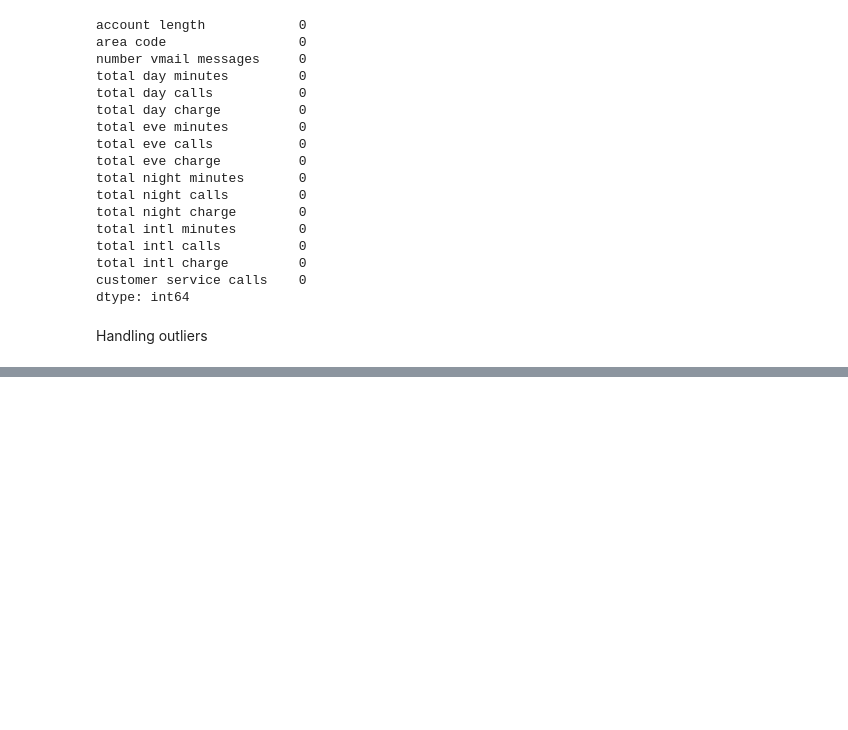
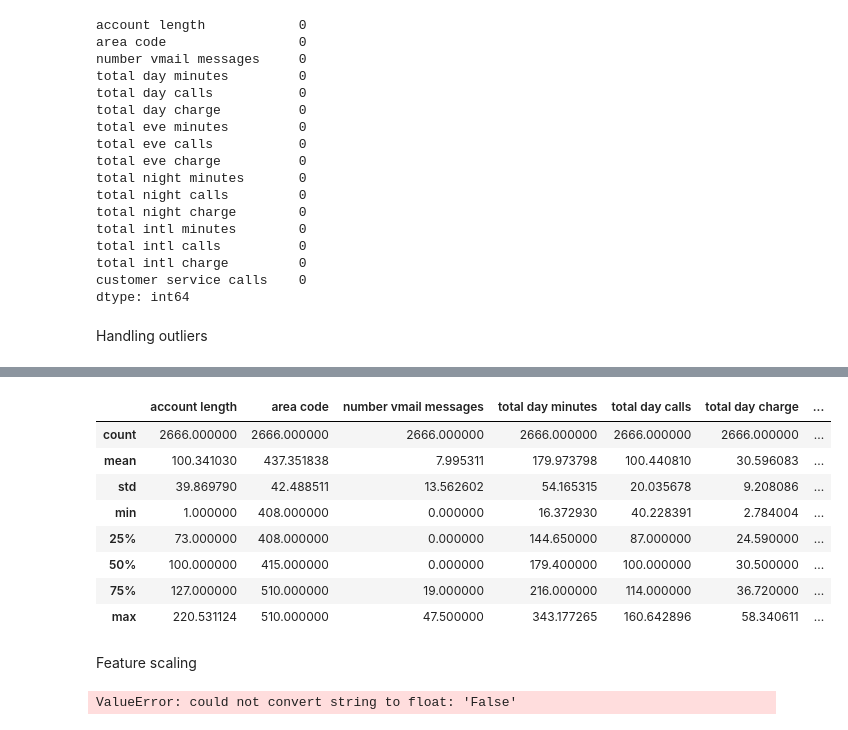
Before and after one commit to victoriamuinde07/Data-science-project-SyrialTel-project, a Jupyter notebook: index.ipynb, the cells around one changed output, grey strips where cells are left out. Drawn from its saved outputs; the diff is of its cells as text; code cells hidden in the pictures; blank space fills up the shorter version.

Commit message:
training and testing the model

```diff
--- a/index.ipynb
+++ b/index.ipynb
@@ -815,0 +851,27 @@ print(X_train.head())
+# %%
+from sklearn.preprocessing import OneHotEncoder
+from scipy.sparse import hstack
+X_train.drop('state',axis = 1,inplace = True)
+X_test.drop('state',axis = 1,inplace = True)
+ohe = OneHotEncoder(handle_unknown='ignore',sparse = False)
+categorical_cols = ["international plan", "voice mail plan"]
+ohe.fit(X_train[categorical_cols])
+
+# Transform the categorical columns in both training and test data
+X_train_encoded = ohe.transform(X_train[categorical_cols])
+X_test_encoded = ohe.transform(X_test[categorical_cols])
+
+# Convert the encoded features to DataFrames
+X_train_encoded_df = pd.DataFrame(X_train_encoded, columns=ohe.get_feature_names_out(categorical_cols))
+X_test_encoded_df = pd.DataFrame(X_test_encoded, columns=ohe.get_feature_names_out(categorical_cols))
+
+# Drop the original categorical columns from X_train and X_test
+X_train = X_train.drop(categorical_cols, axis=1)
+X_test = X_test.drop(categorical_cols, axis=1)
+
+# Concatenate the encoded features with the remaining features
+X_train = pd.concat([X_train.reset_index(drop=True), X_train_encoded_df.reset_index(drop=True)], axis=1)
+X_test = pd.concat([X_test.reset_index(drop=True), X_test_encoded_df.reset_index(drop=True)], axis=1)
+
+# Check the result
+X_train.head()
@@ -815,0 +886,24 @@ print(X_train.head())
+# %%
+X_train[numerical].describe()
+# %% [output]
+|  | account length | area code | number vmail messages | total day minutes | total day calls | total day charge | ... |
+| count | 2666.000000 | 2666.000000 | 2666.000000 | 2666.000000 | 2666.000000 | 2666.000000 | ... |
+| mean | 100.341030 | 437.351838 | 7.995311 | 179.973798 | 100.440810 | 30.596083 | ... |
+| std | 39.869790 | 42.488511 | 13.562602 | 54.165315 | 20.035678 | 9.208086 | ... |
+| min | 1.000000 | 408.000000 | 0.000000 | 16.372930 | 40.228391 | 2.784004 | ... |
+| 25% | 73.000000 | 408.000000 | 0.000000 | 144.650000 | 87.000000 | 24.590000 | ... |
+| 50% | 100.000000 | 415.000000 | 0.000000 | 179.400000 | 100.000000 | 30.500000 | ... |
+| 75% | 127.000000 | 510.000000 | 19.000000 | 216.000000 | 114.000000 | 36.720000 | ... |
+| max | 220.531124 | 510.000000 | 47.500000 | 343.177265 | 160.642896 | 58.340611 | ... |
+# %% [markdown]
+Feature scaling
+# %%
+from sklearn.preprocessing import StandardScaler
+scaler = StandardScaler()
+X_train_scaled = scaler.fit_transform(X_train)
+X_test_scaled = scaler.transform(X_test)
+X_train_scaled = pd.DataFrame(X_train_scaled, columns=X_train.columns)
+X_test_scaled = pd.DataFrame(X_test_scaled, columns=X_test.columns)
+print(X_train_scaled.head())
+# %% [output]
+ValueError: could not convert string to float: 'False'
```
Also changed, not shown: parts of 9 cells of this notebook.
